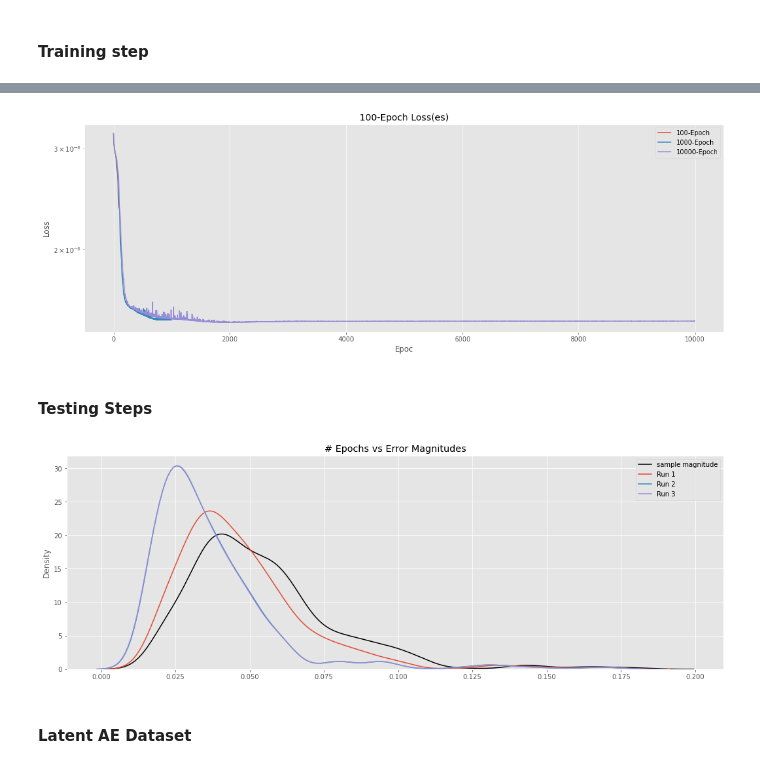
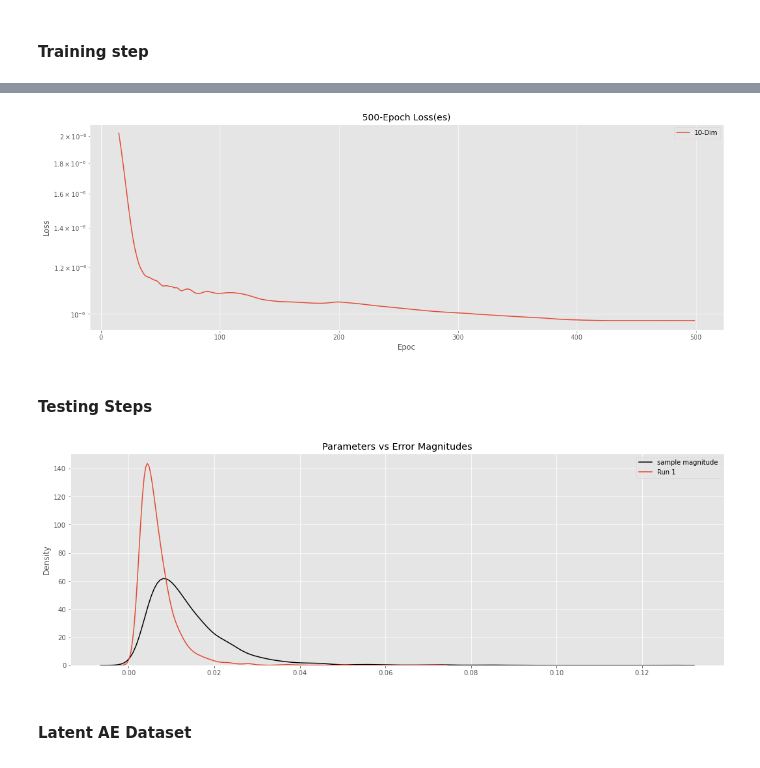
Before and after one commit to 0xHarrington/crypto-comovement, a Jupyter notebook: latent_factors.ipynb, the cells around one changed output, grey strips where cells are left out. Saved outputs shown, nothing was run; the diff lists cells and outputs as text; code cells hidden in the pictures.

```diff
--- a/latent_factors.ipynb
+++ b/latent_factors.ipynb
@@ -125,5 +131,5 @@ params = {"subset": twoyr,}
 # %%
-ts_data = hour_ret[params['subset']].dropna(how='any')
+ts_data = hour_ret[subset].dropna(how='any')
 # ts_data = ts_data.asfreq(pd.infer_freq(ts_data.index))
 n, c = ts_data.shape
 subplot_rows = (c // 5) + 1
@@ -284,6 +354,0 @@ BTT     |AIC: -162757.670, HQIC: -162747.466, BIC: -162726.735|
-# %%
-arma_preds = {}
-for coin, ts in test_ts.iteritems():
-        ar = ARs[coin]
-        yhat = ar.model.predict(ar.params,end=len(ts) + (lags - 1))
-        arma_preds[coin] = yhat
@@ -391,11 +563,11 @@ device = torch.device("cuda:0" if torch.cuda.is_available() else "cpu")
 # %%
 # Define standard AE model architecture and reconstruction loss
 
-ae_dim = 30  # for standard AE (under-complete hidden layer)
+# ae_dim = 30   # for standard AE (under-complete hidden layer)
 # ae_dim = 500  # for denoising AE (over-complete hidden layer)
 
 class Autoencoder(nn.Module):
-    def __init__(self, ae_dim):
+    def __init__(self, ae_dim = 30):
         super().__init__()
         self.encoder = nn.Sequential(
             nn.Linear(lag * n_coins, ae_dim),
@@ -414,21 +586,21 @@ class Autoencoder(nn.Module):
 #### Training step
 # %%
 # (Hyper) parameter tuning
-epoch_jump = 50
-nepoch_jumps = 2
-epochs = np.arange(epoch_jump,
-                  (epoch_jump * nepoch_jumps) + 1,
-                   epoch_jump)
-epochs = [100, 1000, 10000]
+# epoch_jump = 50
+# nepoch_jumps = 2
+# epochs = np.arange(epoch_jump,
+#                   (epoch_jump * nepoch_jumps) + 1,
+#                    epoch_jump)
+epochs = [500]
 n_e = len(epochs)
 
-latent_dim_jump = 10
-nlatent_jumps = 2
-initial_latent = 10
-latent_dims = np.arange(initial_latent,
-                        initial_latent + (nlatent_jumps * latent_dim_jump) + 1,
-                        latent_dim_jump)
-latent_dims = [20]
+# latent_dim_jump = 10
+# nlatent_jumps = 2
+# initial_latent = 10
+# latent_dims = np.arange(initial_latent,
+#                         initial_latent + (nlatent_jumps * latent_dim_jump) + 1,
+#                         latent_dim_jump)
+latent_dims = [10]
 
 n_models = n_e * len(latent_dims)
 models = [0] * n_models
@@ -478,13 +650,13 @@ model [3/3]: l_dim [20], epoch [10000/10000], loss: 0.000001500
 # %%
-lookback = 500
+lookback = 485
 def plot_model_losses(losses):
     fig=plt.figure(figsize=(18,6))
     for i, arr in enumerate(losses):
         ne = len(arr)
         ldim = latent_dims[i // n_e]
 #         plt.plot(np.arange(ne-lookback, ne), arr[-lookback:], label=f'dim{ldim}|{ne}-epoch')
-#         plt.plot(np.arange(ne-lookback, ne), arr[-lookback:], label=f'{ldim}')
-        plt.plot(arr[4:], label=f'{ne}-Epoch')
+        plt.plot(np.arange(ne-lookback, ne), arr[-lookback:], label=f'{ldim}-Dim')
+#         plt.plot(arr[4:], label=f'{ne}-Epoch')
 #     plt.title(f"{len(losses[0])}-Jump Epoch Loss(es)")
     plt.title(f"{len(losses[0])}-Epoch Loss(es)")
     plt.legend()
@@ -496,7 +668,7 @@ def plot_model_losses(losses):
 
 plot_model_losses(ae_losses)
 # %% [output]
-[figure, old version]
+[figure, new version]
 # %% [markdown]
 #### Testing Steps
 # %%
@@ -518,18 +690,15 @@ for mod in range(n_models):
 # %%
 fig, ax = plt.subplots(figsize=(18,6))
 bins = 100
-# ax.hist(mags, bins=bins, label='sample magnitude', color="black")
 sns.kdeplot(mags, label='sample magnitude', color="black")
 for i, err in enumerate(errs):
-#     ax.hist(err, bins=bins, label=f"Run {i+1}", alpha=.5)
     sns.kdeplot(err, ax=ax, label=f"Run {i+1}")
-#     plt.hist(err, bins=300, label=f"Dim: {latent_dims[i]}", alpha=.8 - (.1 * i))
 plt.grid(True)
-plt.title("# Epochs vs Error Magnitudes")
+plt.title("Parameters vs Error Magnitudes")
 plt.legend()
 plt.show()
 # %% [output]
-[figure, old version]
+[figure, new version]
 # %% [markdown]
 #### Latent AE Dataset
 # %%
```
Also changed, not shown: parts of 31 cells of this notebook, 1 other file.
